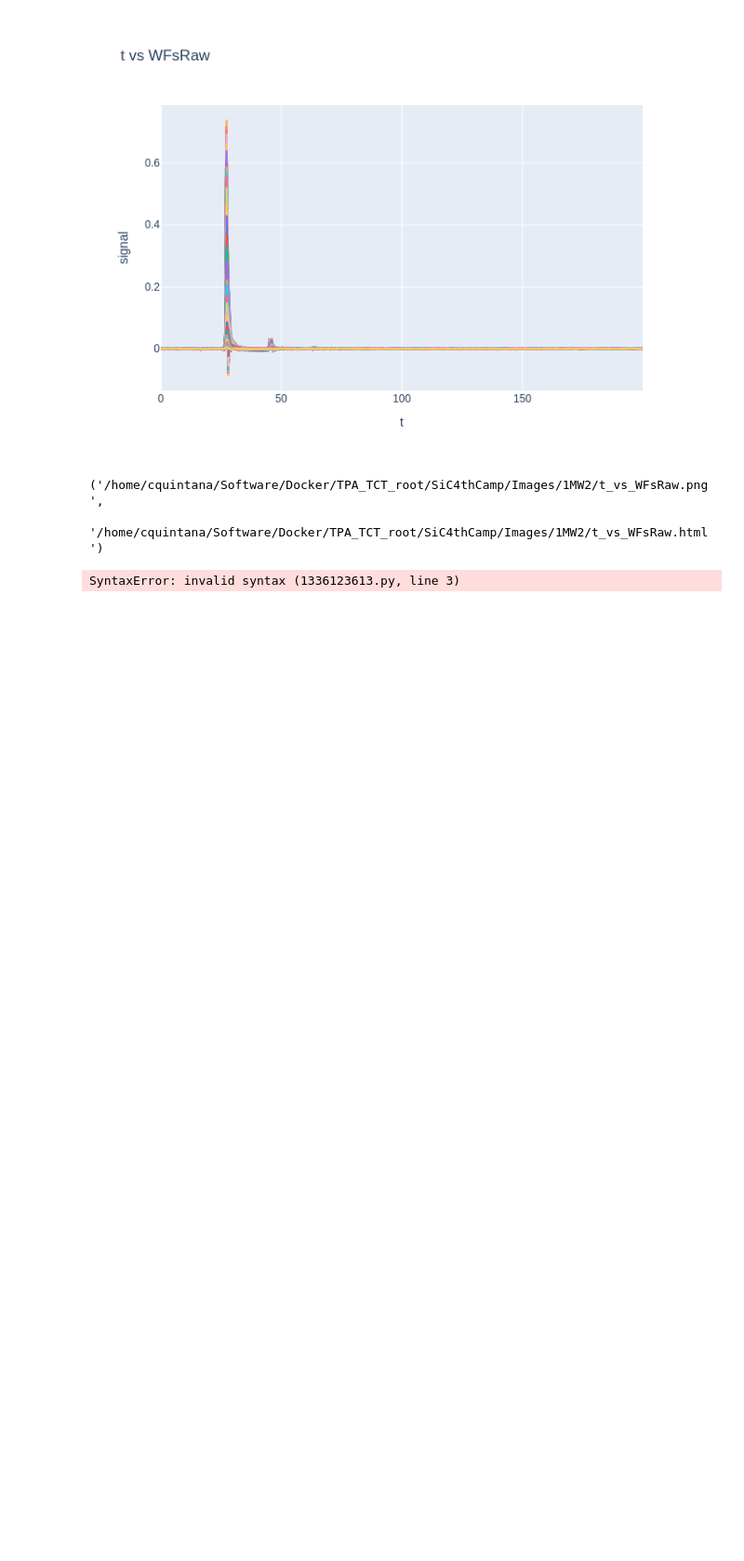
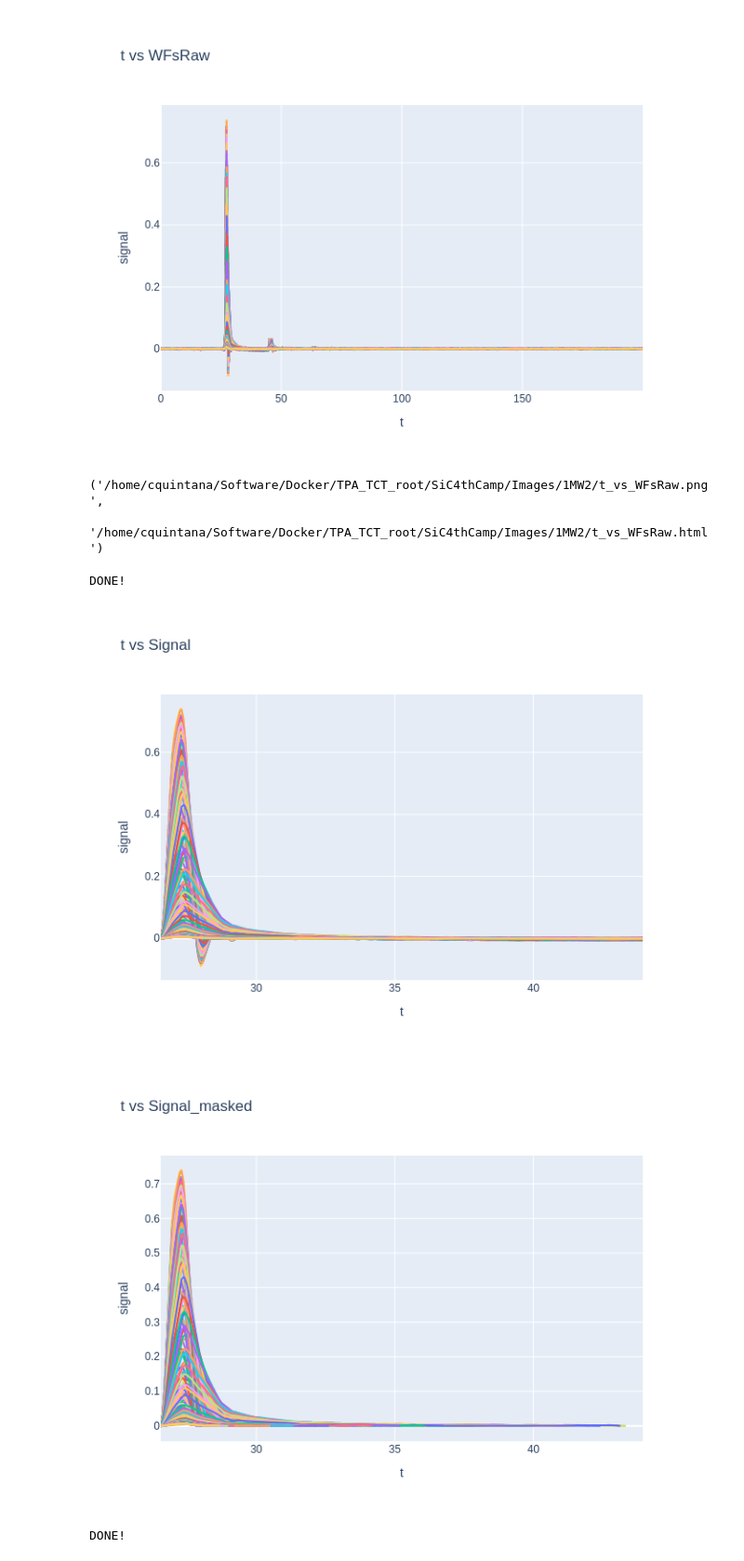
Before and after one commit to cristianqse-hub/TPA-TCT_analysis, a Jupyter notebook: analysis4camp_notebook.ipynb, the cells around one changed output. Shown at 93% size. Cells and saved outputs as stored; diff of their text form; code cells hidden in the pictures; blank space fills up the shorter version.

Commit message:
ROI signals

```diff
--- a/analysis4camp_notebook.ipynb
+++ b/analysis4camp_notebook.ipynb
@@ -248,12 +248,42 @@ wu_rootfileList(root_files, _nameList, _dataList, tree_name="Raw")
 # %%
 #ls_rootfile(filenames[1])
 # %%
+from analysis_lib import analyze_wfsraw, get_signalsROI
 # Calculation of individual BLLevel TLeft and TRight
 for _rp in root_files:
-    _BLLevel =
-    _TLeft =
-    _TRight =
+    analyze_wfsraw(_rp)
+    get_signalsROI(_rp)
 
 print("DONE!")
 # %% [output]
-SyntaxError: invalid syntax (1336123613.py, line 3)
+DONE!
+# %%
+# Print ROI signals
+plot_root_param_xy(
+    out_dir=IMG_Path_1MW2,
+    out_name="t_vs_SignalsRoi",
+    root_files=[root_files[0]],
+    x_param="Signal:t",
+    y_param="Signal:signals",
+    labels=["t vs Signal", "t", "signal"],
+    show=True,
+    style="line",
+)
+
+# Print ROI signals
+plot_root_param_xy(
+    out_dir=IMG_Path_1MW2,
+    out_name="t_vs_SignalsMaskedRoi",
+    root_files=[root_files[0]],
+    x_param="Signal:t",
+    y_param="Signal:signals_masked",
+    labels=["t vs Signal_masked", "t", "signal"],
+    show=True,
+    style="line",
+)
+
+print("DONE!")
+# %% [output]
+[figure, added]
+[figure, added]
+DONE!
```
Also changed, not shown: 2 other files.
